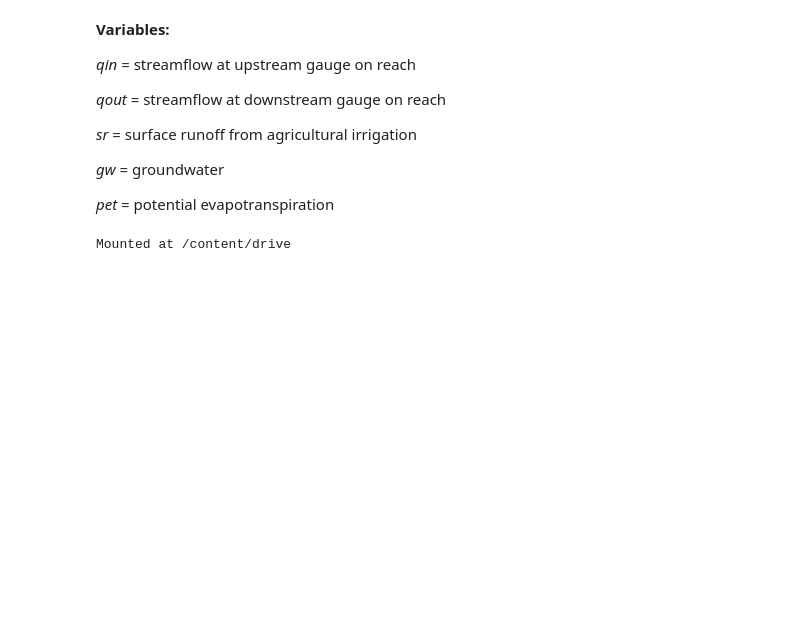
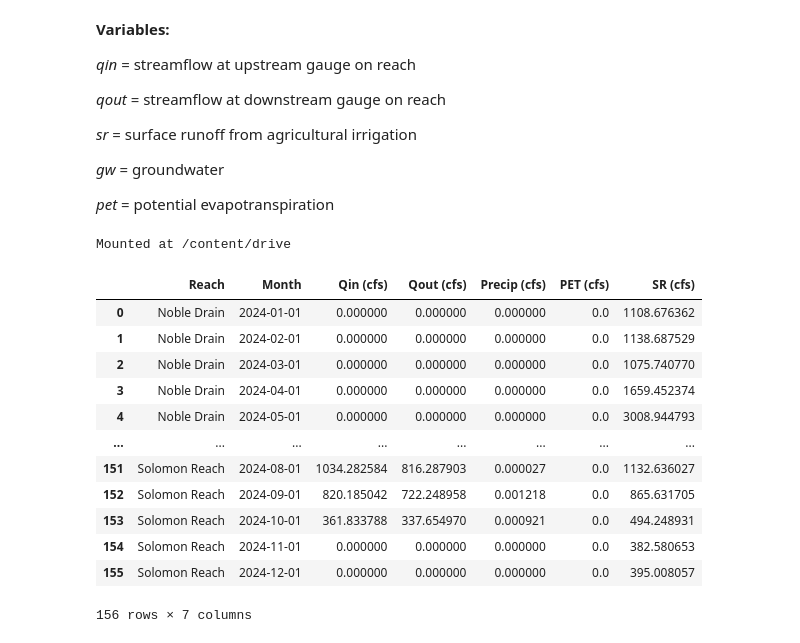
Before and after one commit to carlibeisel/mason_water_budget, a Jupyter notebook: reach_compile_data.ipynb, the cells around one changed output. Saved outputs shown, nothing was run; the diff lists cells and outputs as text; code cells hidden in the pictures; blank space fills up the shorter version.

```diff
--- a/reach_compile_data.ipynb
+++ b/reach_compile_data.ipynb
@@ -79,20 +79,39 @@ surface_runoff['SR (cfs)'] = surface_runoff['flow(cfs)']
 # %%
 ## ------------------------------ ##
 ##   Merge into one .csv file (cfs)
 ## ------------------------------ ##
 
 drainflow_selected = drainflow[['Reach', 'Month', 'Qin (cfs)', 'Qout (cfs)']]
 pet_selected = pet[['Reach', 'Month', 'PET (cfs)']]
 precip_selected = precip[['Reach', 'Month', 'Precip (cfs)']]
 surface_runoff_selected = surface_runoff[['Reach', 'Month', 'SR (cfs)']]
 
-# Merge the DataFrames on "Reach" and "Month"
-merged_df = drainflow_selected.merge(pet_selected, on=['Reach', 'Month'], how='outer')
-merged_df = merged_df.merge(precip_selected, on=['Reach', 'Month'], how='outer')
+# Merge DataFrames
+merged_df = drainflow_selected.merge(precip_selected, on=['Reach', 'Month'], how='outer')
+merged_df = merged_df.merge(pet_selected, on=['Reach', 'Month'], how='outer')
 merged_df = merged_df.merge(surface_runoff_selected, on=['Reach', 'Month'], how='outer')
+
+# Fill NaN values with 0 (if needed)
+merged_df.fillna(0, inplace=True)
 
 # Display the final merged DataFrame
 merged_df.to_csv('/content/drive/MyDrive/Data/Mason Water Budget/data_output/compiled_data/final_water_budget_cfs.csv')
+
+merged_df
+# %% [output]
+|  | Reach | Month | Qin (cfs) | Qout (cfs) | Precip (cfs) | PET (cfs) | SR (cfs) |
+| 0 | Noble Drain | 2024-01-01 | 0.000000 | 0.000000 | 0.000000 | 0.0 | 1108.676362 |
+| 1 | Noble Drain | 2024-02-01 | 0.000000 | 0.000000 | 0.000000 | 0.0 | 1138.687529 |
+| 2 | Noble Drain | 2024-03-01 | 0.000000 | 0.000000 | 0.000000 | 0.0 | 1075.740770 |
+| 3 | Noble Drain | 2024-04-01 | 0.000000 | 0.000000 | 0.000000 | 0.0 | 1659.452374 |
+| 4 | Noble Drain | 2024-05-01 | 0.000000 | 0.000000 | 0.000000 | 0.0 | 3008.944793 |
+| ... | ... | ... | ... | ... | ... | ... | ... |
+| 151 | Solomon Reach | 2024-08-01 | 1034.282584 | 816.287903 | 0.000027 | 0.0 | 1132.636027 |
+| 152 | Solomon Reach | 2024-09-01 | 820.185042 | 722.248958 | 0.001218 | 0.0 | 865.631705 |
+| 153 | Solomon Reach | 2024-10-01 | 361.833788 | 337.654970 | 0.000921 | 0.0 | 494.248931 |
+| 154 | Solomon Reach | 2024-11-01 | 0.000000 | 0.000000 | 0.000000 | 0.0 | 382.580653 |
+| 155 | Solomon Reach | 2024-12-01 | 0.000000 | 0.000000 | 0.000000 | 0.0 | 395.008057 |
+156 rows × 7 columns
 # %%
 ## ------------------------------ ##
 ##   Merge into one .csv file (KAF)
```
Also changed, not shown: parts of 1 cell of this notebook.
